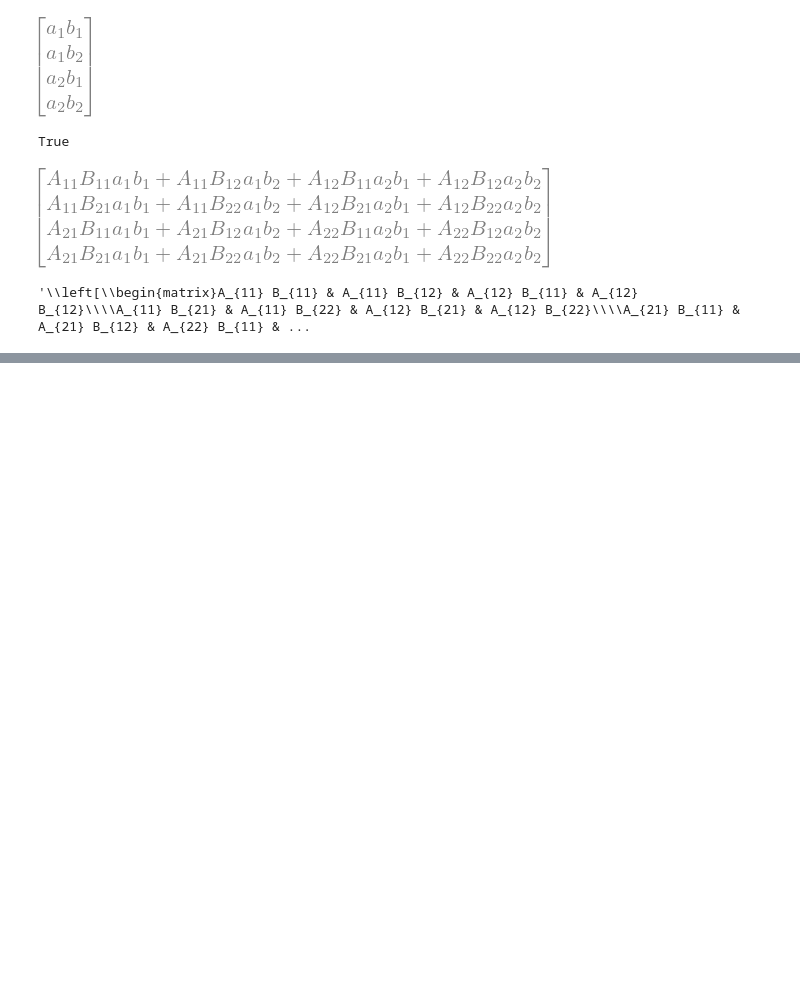
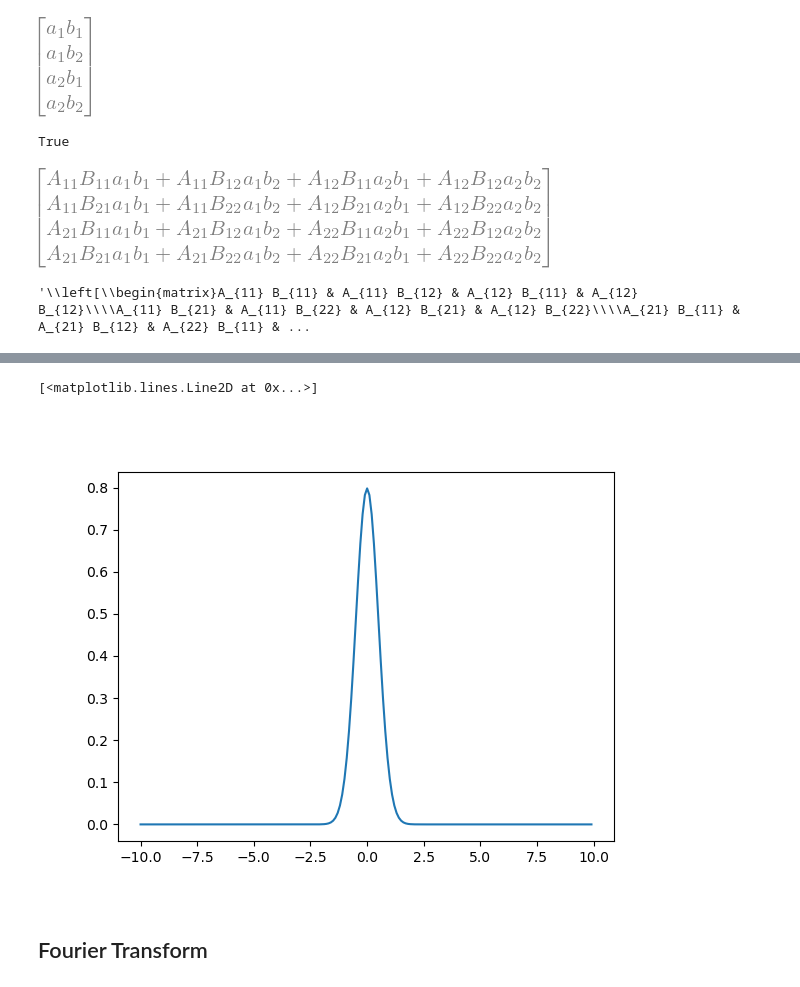
Before and after one commit to DhruvPatel01/notebooks, a Jupyter notebook: Physics/Theoretical_Minimum/QM-Roughwork.ipynb, the cells around one changed output, grey strips where cells are left out. Cells and saved outputs as stored; diff of their text form; code cells hidden in the pictures; blank space fills up the shorter version.

```diff
--- a/Physics/Theoretical_Minimum/QM-Roughwork.ipynb
+++ b/Physics/Theoretical_Minimum/QM-Roughwork.ipynb
@@ -154,0 +206,8 @@ sp.latex(kronecker_prod(A, B), )
+# %%
+plt.figure()
+plt.plot(x, psi_star)
+# %% [output]
+[<matplotlib.lines.Line2D at 0x...>]
+[figure, added]
+# %% [markdown]
+## Fourier Transform
```
Also changed, not shown: parts of 17 cells of this notebook, 2 other files.
